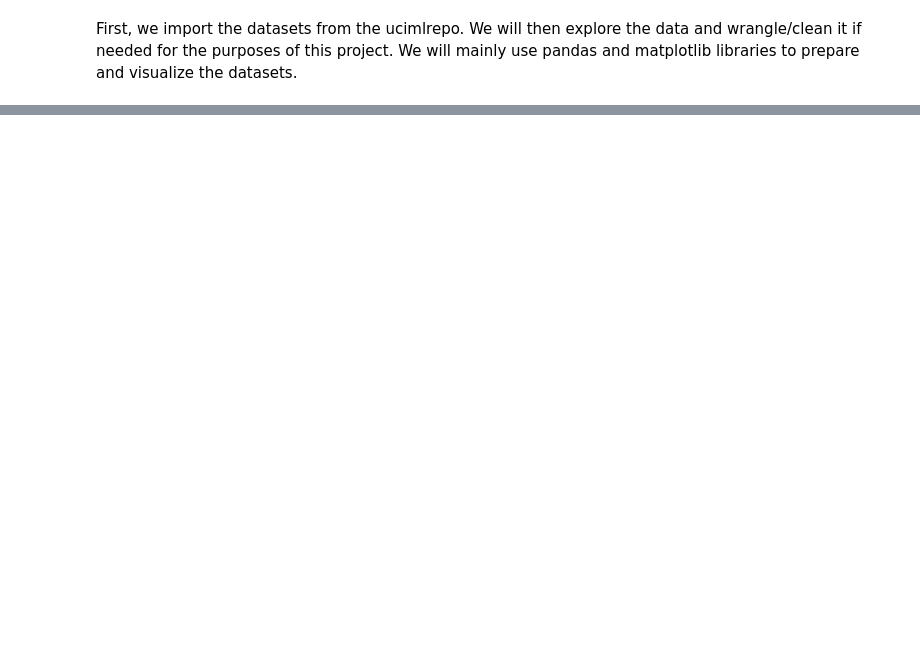
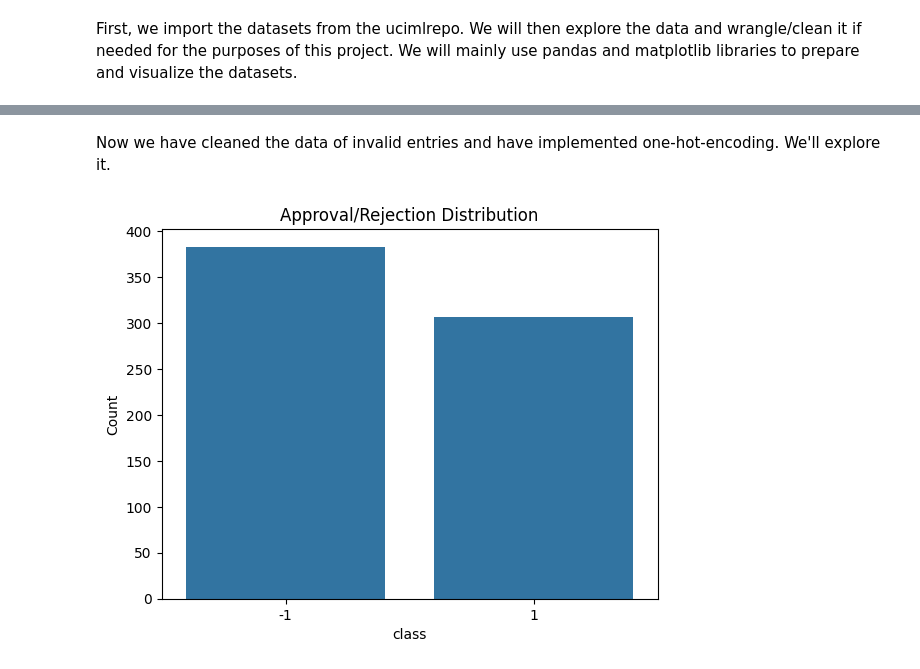
Before and after one commit to siakhorsand/Supervised-ML, a Jupyter notebook: FinalProj.ipynb, the cells around one changed output, grey strips where cells are left out. Saved outputs shown, nothing was run; the diff lists cells and outputs as text; code cells hidden in the pictures; blank space fills up the shorter version.

```diff
--- a/FinalProj.ipynb
+++ b/FinalProj.ipynb
@@ -101,0 +23,13 @@ print(f'Neural Network Accuracy: {accuracy_score(y_test, nn.predict(X_test)):.2f
+# %%
+X = credit.drop('class', axis=1)
+y = credit['class']
+credit.replace('?', np.nan, inplace=True)
+X.isna().sum()
+y.isna().sum()  # no missing values
+
+missing = X.isna()
+print(missing.sum()) # 12 invalid values in A1, A2, and A14
+
+
+y.describe()
+y.unique() # '+' or '-' showing if they were approved or not
@@ -101,0 +54,15 @@ print(f'Neural Network Accuracy: {accuracy_score(y_test, nn.predict(X_test)):.2f
+# %%
+from sklearn.impute import SimpleImputer
+#we'll handle the invalid values here by replacing them with the median of the cols
+
+
+numeric = ['A2', 'A3', 'A8', 'A11', 'A14', 'A15']
+impute_median = SimpleImputer(strategy='median')
+
+X[numeric] = impute_median.fit_transform(credit[numeric])
+X.isna().sum() # missing non-int values
+X.dropna(inplace=True)
+X.isna().sum() # no missing values now
+credit = pd.concat([X,y], axis = 1)
+credit.head()
+credit
@@ -101,0 +85,3 @@ print(f'Neural Network Accuracy: {accuracy_score(y_test, nn.predict(X_test)):.2f
+# %%
+credit['class'].replace({'+':1, '-':-1}, inplace=True)
+credit.head()
@@ -101,0 +101,7 @@ print(f'Neural Network Accuracy: {accuracy_score(y_test, nn.predict(X_test)):.2f
+# %%
+# we'll encode the categorical values using one-hot encoding
+from sklearn.preprocessing import OneHotEncoder, LabelEncoder
+categoric = ['A1', 'A4', 'A5', 'A6', 'A7', 'A9', 'A10', 'A12', 'A13']
+credit_encoded = pd.get_dummies(credit, columns=categoric, drop_first=True)
+credit_encoded = credit_encoded.astype(int)
+credit_encoded.head()
@@ -101,0 +116,10 @@ print(f'Neural Network Accuracy: {accuracy_score(y_test, nn.predict(X_test)):.2f
+# %% [markdown]
+Now we have cleaned the data of invalid entries and have implemented one-hot-encoding. We'll explore it.
+# %%
+import seaborn as sns
+sns.countplot(x='class', data=credit_encoded)
+plt.title('Approval/Rejection Distribution')
+plt.ylabel('Count')
+plt.show()
+# %% [output]
+[figure, added]
```
Also changed, not shown: parts of 61 cells of this notebook, 1 other file.
